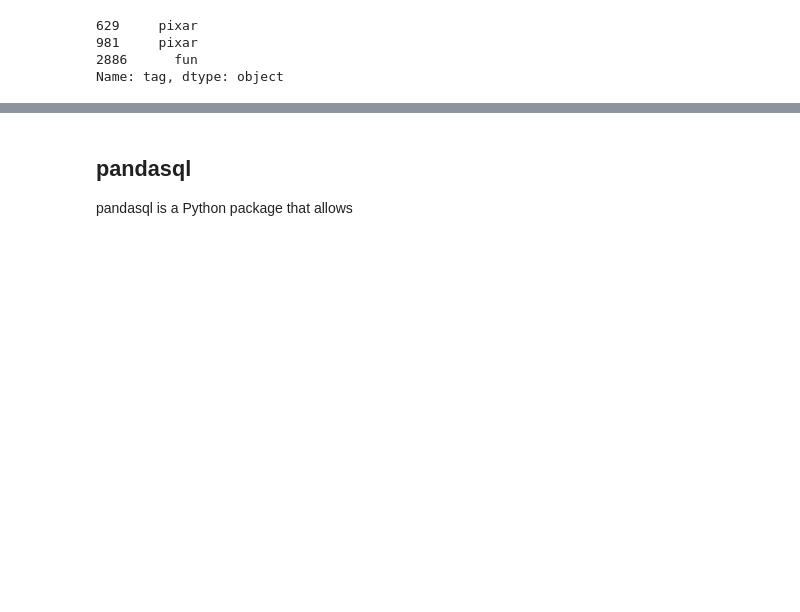
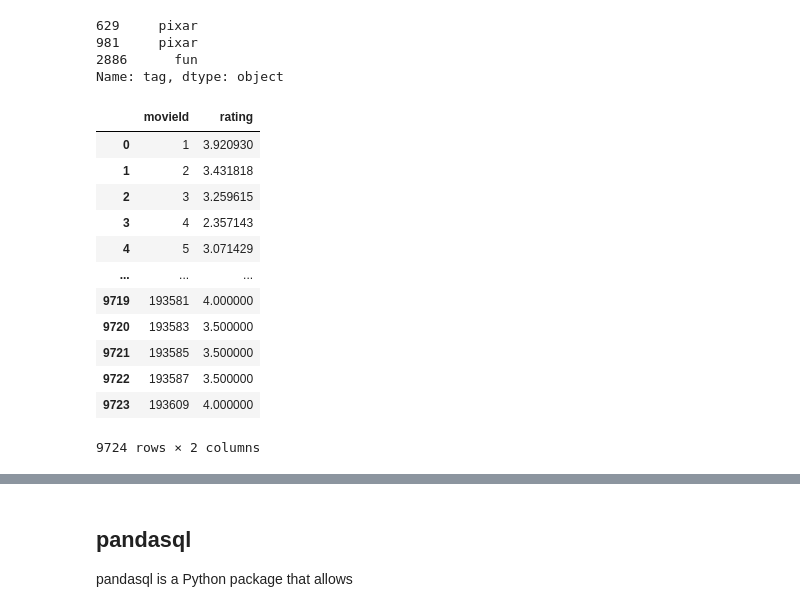
Before and after one commit to PraveenBanasode/vtufdp, a Jupyter notebook: 03_Pandas.ipynb, the cells around one changed output, grey strips where cells are left out. Cells and saved outputs as stored; diff of their text form; code cells hidden in the pictures; blank space fills up the shorter version.

```diff
--- a/03_Pandas.ipynb
+++ b/03_Pandas.ipynb
@@ -363,4 +363,20 @@ tags[tags['movieId']==1]['tag']
 Name: tag, dtype: object
 # %%
 mean_ratings = ratings.groupby('movieId', as_index=False)['rating'].mean()
+# %%
+mean_ratings
+# %% [output]
+|  | movieId | rating |
+| 0 | 1 | 3.920930 |
+| 1 | 2 | 3.431818 |
+| 2 | 3 | 3.259615 |
+| 3 | 4 | 2.357143 |
+| 4 | 5 | 3.071429 |
+| ... | ... | ... |
+| 9719 | 193581 | 4.000000 |
+| 9720 | 193583 | 3.500000 |
+| 9721 | 193585 | 3.500000 |
+| 9722 | 193587 | 3.500000 |
+| 9723 | 193609 | 4.000000 |
+9724 rows × 2 columns
 # %%
```
Also changed, not shown: parts of 9 cells of this notebook.
